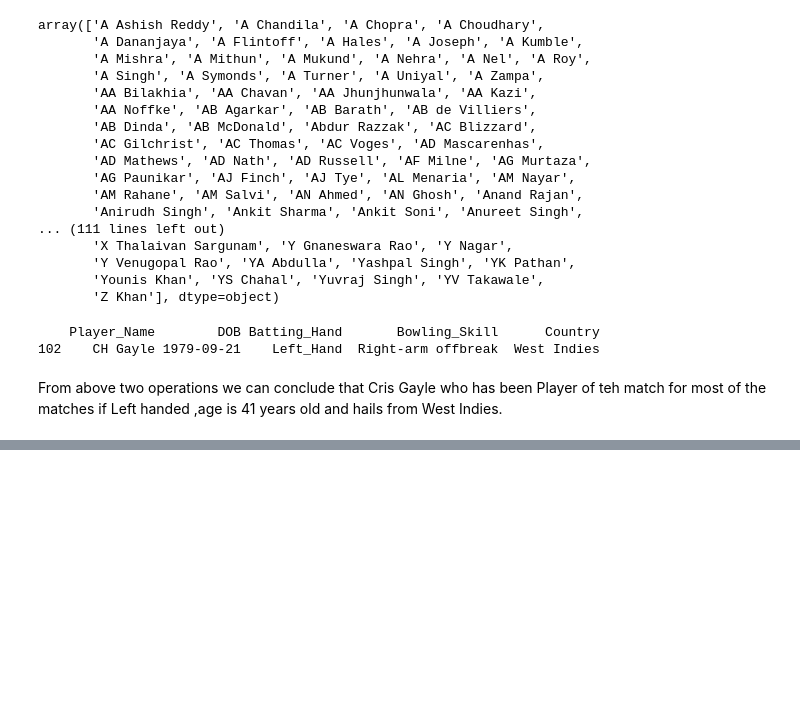
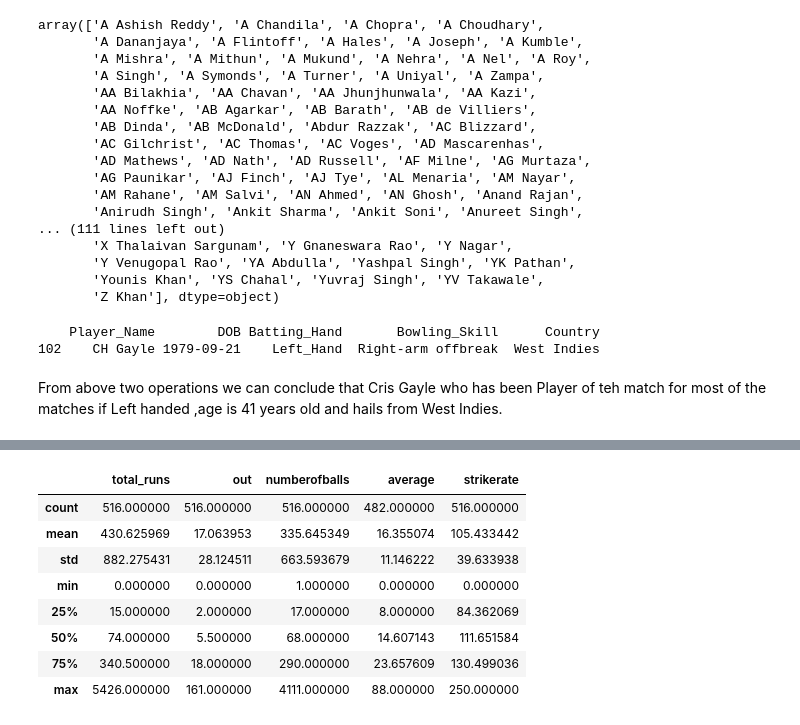
Before and after one commit to 15021996/IPL_DataAnalysis, a Jupyter notebook: Soumya_Team_3_Capstone_Project.ipynb, the cells around one changed output, grey strips where cells are left out. Cells and saved outputs as stored; diff of their text form; code cells hidden in the pictures; blank space fills up the shorter version.

```diff
--- a/Soumya_Team_3_Capstone_Project.ipynb
+++ b/Soumya_Team_3_Capstone_Project.ipynb
@@ -352,3 +352,6 @@ print(Players_df.loc[Players_df['Player_Name'] == 'CH Gayle'])
 From above two operations we can conclude that Cris Gayle who has been Player of teh match for most of the matches if Left handed ,age is 41 years old and hails from West Indies.
 # %%
 This is sample line
+# %%
+working_directory = '/content/drive/My Drive/AlmaBetter/CohortAravali/Cohort Aravali/Module 2/Capstone-1/'
+most_runs_average_strikerate_df = pd.read_csv(working_directory + 'most_runs_average_strikerate.csv')
@@ -354,0 +367,12 @@ This is sample line
+# %%
+most_runs_average_strikerate_df.describe()
+# %% [output]
+|  | total_runs | out | numberofballs | average | strikerate |
+| count | 516.000000 | 516.000000 | 516.000000 | 482.000000 | 516.000000 |
+| mean | 430.625969 | 17.063953 | 335.645349 | 16.355074 | 105.433442 |
+| std | 882.275431 | 28.124511 | 663.593679 | 11.146222 | 39.633938 |
+| min | 0.000000 | 0.000000 | 1.000000 | 0.000000 | 0.000000 |
+| 25% | 15.000000 | 2.000000 | 17.000000 | 8.000000 | 84.362069 |
+| 50% | 74.000000 | 5.500000 | 68.000000 | 14.607143 | 111.651584 |
+| 75% | 340.500000 | 18.000000 | 290.000000 | 23.657609 | 130.499036 |
+| max | 5426.000000 | 161.000000 | 4111.000000 | 88.000000 | 250.000000 |
```
Also changed, not shown: parts of 2 cells of this notebook.
